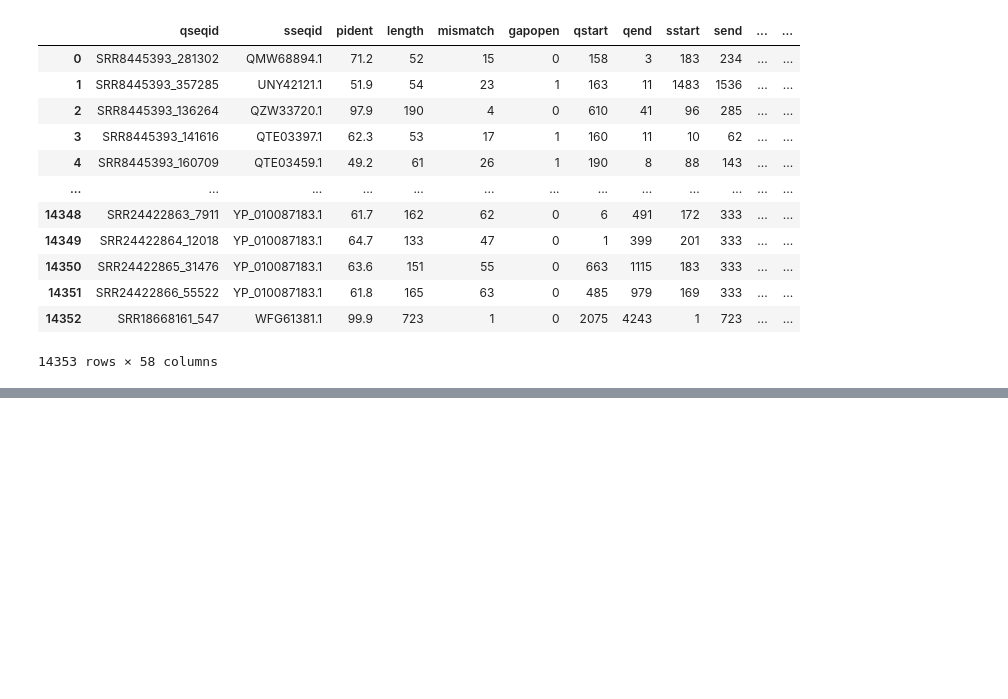
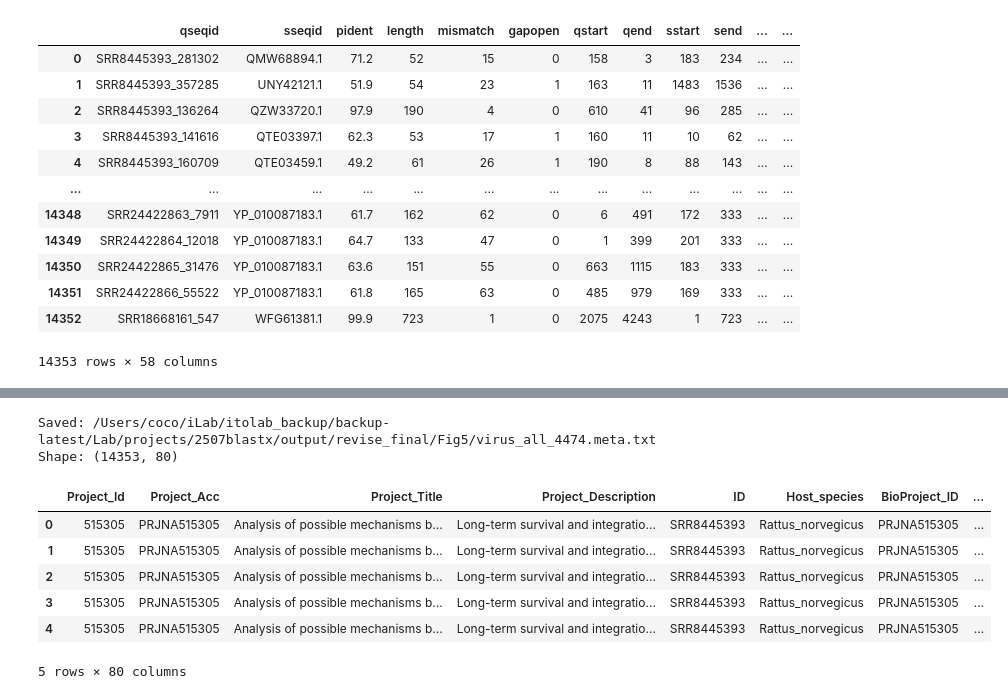
Before and after one commit to virus-informatics/ISG-Profiler_VIP, a Jupyter notebook: analysis/manuscript_2026/Fig5/Fig5_table.ipynb, the cells around one changed output, grey strips where cells are left out. Cells and saved outputs as stored; diff of their text form; code cells hidden in the pictures; blank space fills up the shorter version.

Commit message:
Update analysis scripts

```diff
--- a/analysis/manuscript_2026/Fig5/Fig5_table.ipynb
+++ b/analysis/manuscript_2026/Fig5/Fig5_table.ipynb
@@ -875,0 +968,37 @@ df_all_blastn shape: (14353, 57)
+# %%
+# Select the metadata columns in the required order
+column_order = [
+    "Project_Id", "Project_Acc", "Project_Title", "Project_Description",
+    "ID", "Host_species", "BioProject_ID", "Infection",
+    "species_host", "tax_id", "kingdom_host", "phylum_host", "class_host",
+    "order_host", "family_host", "genus_host", "nucleotide_DNA",
+    "nucleotide_RNA", "ISG_level", "Model", "True_Label", "Prediction_score", "Prediction_Label",
+    "qseqid", "query_seq",
+    "sseqid", "pident", "length", "mismatch", "gapopen", "qstart", "qend",
+    "sstart", "send", "evalue", "bitscore", "qframe", "staxids", "stitle", "qlen", "slen",
+    "staxids_lst", "name_lst", "group_lst", "taxid_blastx", "family", "genus", "species",
+    "is_virus", "sample", "cm", "count", "qcovhsp", "scovhsp",
+    "sseqid_blastn", "pident_blastn", "length_blastn", "mismatch_blastn", "gapopen_blastn",
+    "qstart_blastn", "qend_blastn", "sstart_blastn", "send_blastn", "evalue_blastn",
+    "bitscore_blastn", "qframe_blastn", "staxids_blastn", "stitle_blastn",
+    "qlen_blastn", "slen_blastn", "qcovs_blastn", "qcovhsp_blastn",
+    "staxids_lst_blastn", "name_lst_blastn", "group_lst_blastn", "taxid_blastn",
+    "family_blastn", "genus_blastn", "species_blastn", "is_virus_blastn",
+]
+df_metadata = df_metadata[column_order]
+
+metadata_output_path = os.path.join(path_out, "virus_all_4474.meta.txt")
+df_metadata.to_csv(metadata_output_path, sep="\t")
+print("Saved:", metadata_output_path)
+print("Shape:", df_metadata.shape)
+df_metadata.head()
+# %% [output]
+Saved: /Users/coco/iLab/itolab_backup/backup-latest/Lab/projects/2507blastx/output/revise_final/Fig5/virus_all_4474.meta.txt
+Shape: (14353, 80)
+|  | Project_Id | Project_Acc | Project_Title | Project_Description | ID | Host_species | BioProject_ID | ... |
+| 0 | 515305 | PRJNA515305 | Analysis of possible mechanisms b... | Long-term survival and integratio... | SRR8445393 | Rattus_norvegicus | PRJNA515305 | ... |
+| 1 | 515305 | PRJNA515305 | Analysis of possible mechanisms b... | Long-term survival and integratio... | SRR8445393 | Rattus_norvegicus | PRJNA515305 | ... |
+| 2 | 515305 | PRJNA515305 | Analysis of possible mechanisms b... | Long-term survival and integratio... | SRR8445393 | Rattus_norvegicus | PRJNA515305 | ... |
+| 3 | 515305 | PRJNA515305 | Analysis of possible mechanisms b... | Long-term survival and integratio... | SRR8445393 | Rattus_norvegicus | PRJNA515305 | ... |
+| 4 | 515305 | PRJNA515305 | Analysis of possible mechanisms b... | Long-term survival and integratio... | SRR8445393 | Rattus_norvegicus | PRJNA515305 | ... |
+5 rows × 80 columns
```
Also changed, not shown: parts of 24 cells of this notebook, 39 other files.
